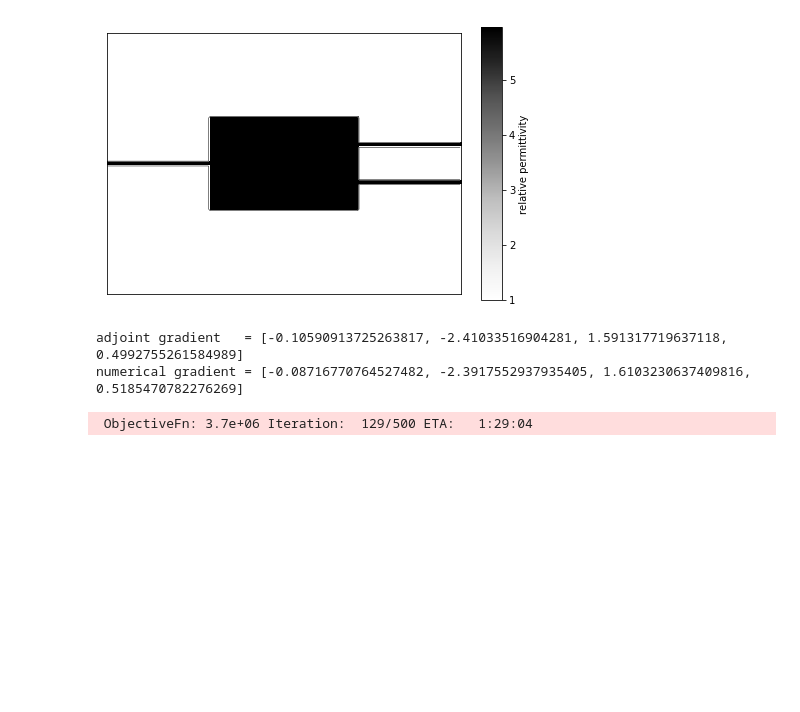
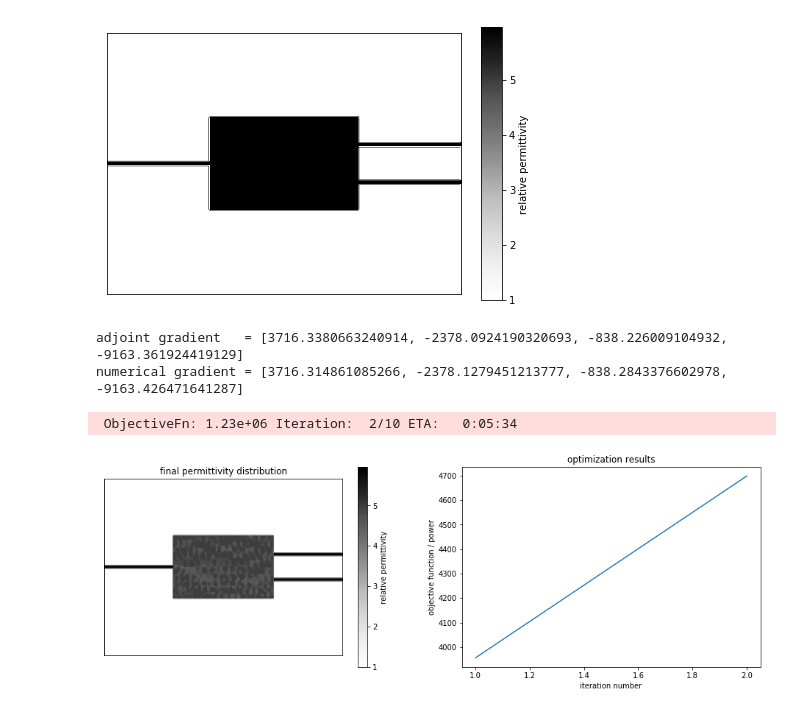
Before and after one commit to fancompute/angler, a Jupyter notebook: Notebooks/max_shift.ipynb, the cells around one changed output. Saved outputs shown, nothing was run; the diff lists cells and outputs as text; code cells hidden in the pictures; blank space fills up the shorter version.

```diff
--- a/Notebooks/max_shift.ipynb
+++ b/Notebooks/max_shift.ipynb
@@ -23,13 +23,13 @@ omega = 2*np.pi*c0/lambda0  # angular frequency (2pi/s)
 dl = 1e-1                 # grid size (L0)
 NPML = [15, 15]             # number of pml grid points on x and y borders
 pol = 'Ez'                  # polarization (either 'Hz' or 'Ez')
-source_amp = 2             # amplitude of modal source (A/L0^2?)
+source_amp = 10             # amplitude of modal source (A/L0^2?)
 # %%
 # material constants
 n_index = 2.44              # refractive index
 eps_m = n_index**2          # relative permittivity
 chi3 = 4.1*1e-19            # Al2S3 from Boyd (m^2/V^2)
-# max_ind_shift = 5.8e-3      # maximum allowed nonlinear refractive index shift (computed from damage threshold)
+max_ind_shift = 5.8e-3      # maximum allowed nonlinear refractive index shift (computed from damage threshold)
 # %%
 # geometric parameters
 L = 8         # length of box (L0)
@@ -156,8 +156,8 @@ def J(e, e_nl, eps):
         Working on this.
     """
     BOOST = 1e7
-    Binary_Penalty = 1
-    p = 4
+    Binary_Penalty = 1e3
+    p = 2
     linear_top =     1*npa.sum(npa.square(npa.abs(e))*J_top)
     linear_bot =    -1*npa.sum(npa.square(npa.abs(e))*J_bot)
     nonlinear_top = -1*npa.sum(npa.square(npa.abs(e_nl))*J_top)
@@ -167,31 +167,33 @@ def J(e, e_nl, eps):
     return objfn / SCALE * BOOST
 # %%
 # make optimization object and check derivatives
-optimization = Optimization(J=J, Nsteps=500, eps_max=5, field_start='linear', nl_solver='newton')
+optimization = Optimization(J=J, Nsteps=10, eps_max=5, field_start='linear', nl_solver='newton', max_ind_shift=max_ind_shift)
 
 # check the derivatives (note, full derivatives are checked, linear and nonlinear no longer separate)
 (grad_avm, grad_num) = optimization.check_deriv(simulation, design_region, Npts=4)
 print('adjoint gradient   = {}\nnumerical gradient = {}'.format(grad_avm, grad_num))
 # %% [output]
-adjoint gradient   = [-0.10590913725263817, -2.41033516904281, 1.591317719637118, 0.4992755261584989]
-numerical gradient = [-0.08716770764527482, -2.3917552937935405, 1.6103230637409816, 0.5185470782276269]
+adjoint gradient   = [3716.3380663240914, -2378.0924190320693, -838.226009104932, -9163.361924419129]
+numerical gradient = [3716.314861085266, -2378.1279451213777, -838.2843376602978, -9163.426471641287]
 # %%
 # run the optimization with the simulation and the region and nonlinearity information
 new_eps = optimization.run(simulation, design_region, method='lbfgs')
 # new_eps = optimization.run(simulation, design_region, method='gd', step_size=1e3)
 # new_eps = optimization.run(simulation, design_region, method='adam', step_size=1e-2, beta1=0.9, beta2=0.999)
 # %% [output]
- ObjectiveFn: 3.7e+06 Iteration:  129/500 ETA:   1:29:04
+ ObjectiveFn: 1.23e+06 Iteration:  2/10 ETA:   0:05:34
 # %%
 # plot optimization results
 f, (ax1, ax2) = plt.subplots(1, 2, figsize=(16,5))
 
 simulation.plt_eps(ax=ax1)
 ax1.set_title('final permittivity distribution')
 
-optimization.plt_objs(ax=ax2)
+optimization.plt_objs(ax=ax2, norm='power')
 ax2.set_yscale('linear')
 plt.show()
+# %% [output]
+[figure, added]
 # %%
 # compare the linear and nonlinear fields
 
```
Also changed, not shown: parts of 5 cells of this notebook, 3 other files.
